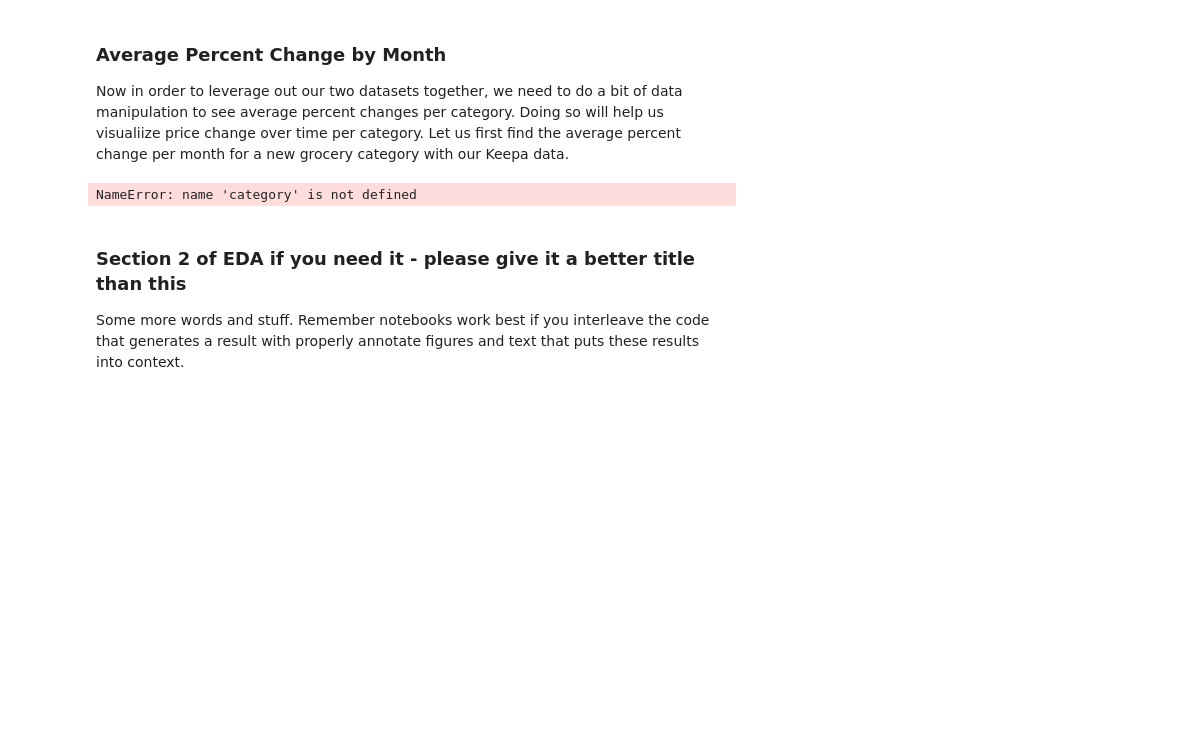
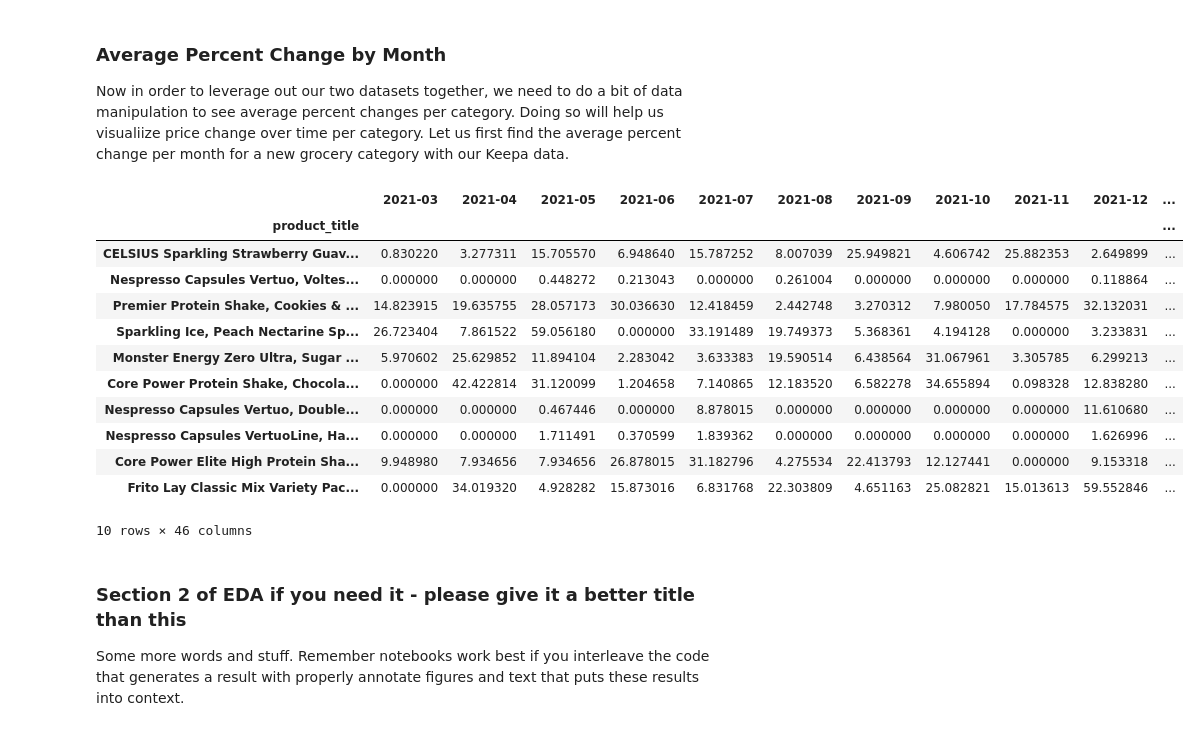
Before and after one commit to domwrm/Amazon-Pricing-Anlysis, a Jupyter notebook: EDACheckpoint_Group031_WI25.ipynb, the cells around one changed output. Drawn from its saved outputs; the diff is of its cells as text; code cells hidden in the pictures; blank space fills up the shorter version.

Commit message:
fix perf_diff df code

```diff
--- a/EDACheckpoint_Group031_WI25.ipynb
+++ b/EDACheckpoint_Group031_WI25.ipynb
@@ -588,28 +588,40 @@ Now in order to leverage out our two datasets together, we need to do a bit of d
 # %%
 def percent_diff(value1, value2):
     diff = abs((value1 - value2) / ((value1 + value2) / 2)) * 100
     return diff
 
 
 data_path = f'data/cleaned_keepa_data/{category}_cleaned.csv'
 
 grocery_perc_diff = pd.read_csv(data_path, index_col=0)
 grocery_perc_diff = grocery_perc_diff.iloc[:, 4:]
 ##Since the first 3 columns dont have anytihind to do with price, we will drop these in our new dataframe.
 ##In addition the first column will be dropped, as there arent previous prices to average with
 
-num_rows, num_cols = grocery_and_foods.shape
+num_rows, num_cols = grocery_perc_diff.shape
 for i in range(num_rows):
     for j in range(num_cols - 1):  #Exclude last column since there's no next column to compare
-        value1 = grocery_and_foods.iloc[i, j]
-        value2 = grocery_and_foods.iloc[i, j + 1]
+        value1 = grocery_perc_diff.iloc[i, j]
+        value2 = grocery_perc_diff.iloc[i, j + 1]
 
         grocery_perc_diff.iloc[i, j] = percent_diff(value1, value2)
 
 
 grocery_perc_diff.head(10)
 # %% [output]
+|  | 2021-03 | 2021-04 | 2021-05 | 2021-06 | 2021-07 | 2021-08 | 2021-09 | 2021-10 | 2021-11 | 2021-12 | ... |
+| product_title |  |  |  |  |  |  |  |  |  |  | ... |
+| CELSIUS Sparkling Strawberry Guav... | 0.830220 | 3.277311 | 15.705570 | 6.948640 | 15.787252 | 8.007039 | 25.949821 | 4.606742 | 25.882353 | 2.649899 | ... |
+| Nespresso Capsules Vertuo, Voltes... | 0.000000 | 0.000000 | 0.448272 | 0.213043 | 0.000000 | 0.261004 | 0.000000 | 0.000000 | 0.000000 | 0.118864 | ... |
+| Premier Protein Shake, Cookies & ... | 14.823915 | 19.635755 | 28.057173 | 30.036630 | 12.418459 | 2.442748 | 3.270312 | 7.980050 | 17.784575 | 32.132031 | ... |
+| Sparkling Ice, Peach Nectarine Sp... | 26.723404 | 7.861522 | 59.056180 | 0.000000 | 33.191489 | 19.749373 | 5.368361 | 4.194128 | 0.000000 | 3.233831 | ... |
+| Monster Energy Zero Ultra, Sugar ... | 5.970602 | 25.629852 | 11.894104 | 2.283042 | 3.633383 | 19.590514 | 6.438564 | 31.067961 | 3.305785 | 6.299213 | ... |
+| Core Power Protein Shake, Chocola... | 0.000000 | 42.422814 | 31.120099 | 1.204658 | 7.140865 | 12.183520 | 6.582278 | 34.655894 | 0.098328 | 12.838280 | ... |
+| Nespresso Capsules Vertuo, Double... | 0.000000 | 0.000000 | 0.467446 | 0.000000 | 8.878015 | 0.000000 | 0.000000 | 0.000000 | 0.000000 | 11.610680 | ... |
+| Nespresso Capsules VertuoLine, Ha... | 0.000000 | 0.000000 | 1.711491 | 0.370599 | 1.839362 | 0.000000 | 0.000000 | 0.000000 | 0.000000 | 1.626996 | ... |
+| Core Power Elite High Protein Sha... | 9.948980 | 7.934656 | 7.934656 | 26.878015 | 31.182796 | 4.275534 | 22.413793 | 12.127441 | 0.000000 | 9.153318 | ... |
+| Frito Lay Classic Mix Variety Pac... | 0.000000 | 34.019320 | 4.928282 | 15.873016 | 6.831768 | 22.303809 | 4.651163 | 25.082821 | 15.013613 | 59.552846 | ... |
-NameError: name 'category' is not defined
+10 rows × 46 columns
 # %% [markdown]
 ### Section 2 of EDA if you need it  - please give it a better title than this
 
```
